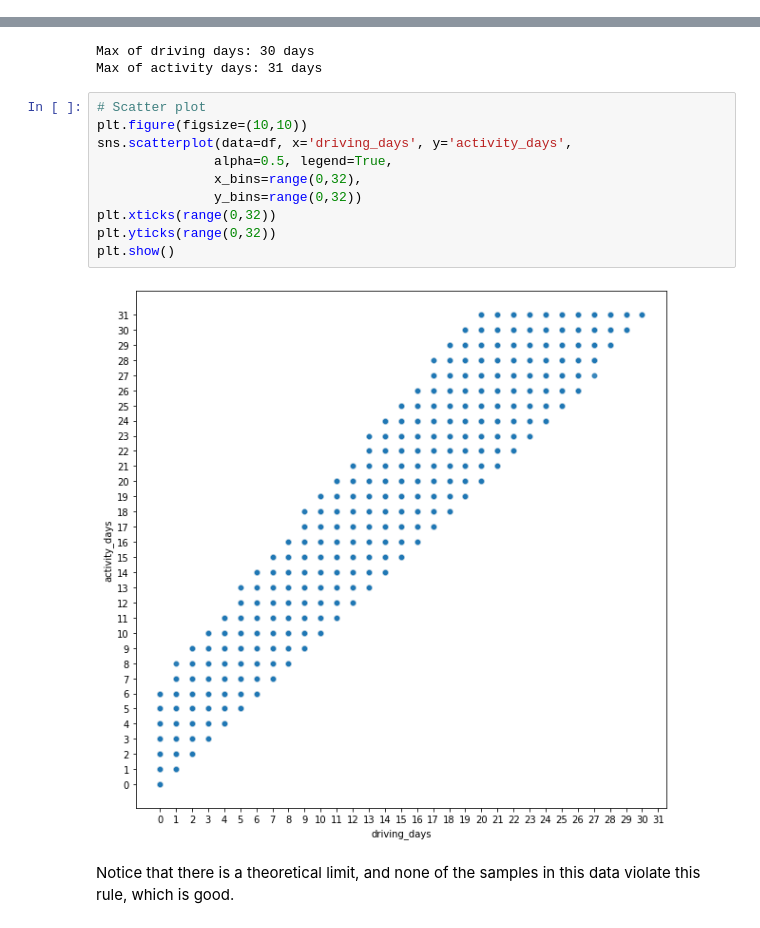
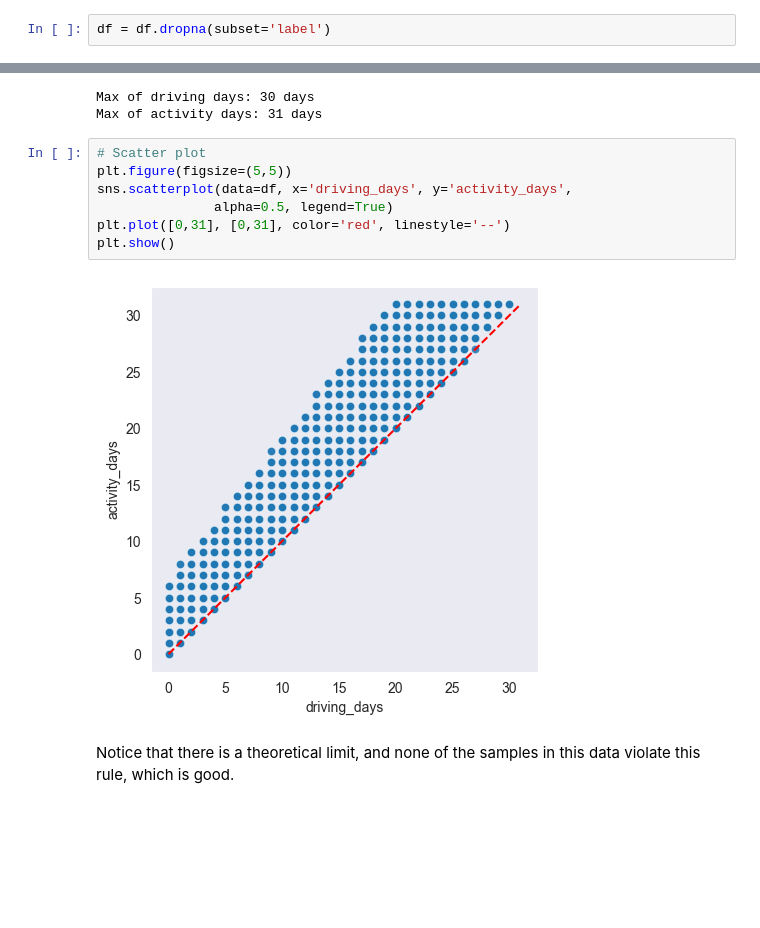
Before and after one commit to aiduyenphammkt-143/Waze-project-Churn-users-prediction, a Jupyter notebook: analysis notebook/Waze project lab_EDA & Visualization.ipynb, the cells around one changed output, grey strips where cells are left out. Drawn from its saved outputs; the diff is of its cells as text; blank space fills up the shorter version.

```diff
--- a/analysis notebook/Waze project lab_EDA & Visualization.ipynb
+++ b/analysis notebook/Waze project lab_EDA & Visualization.ipynb
@@ -117,0 +256,2 @@ Now that you know which data columns you’ll use, it is time to decide which da
+# %%
+df = df.dropna(subset='label')
@@ -355,16 +491,13 @@ Max of driving days: 30 days
 Max of activity days: 31 days
 # %%
 # Scatter plot
-plt.figure(figsize=(10,10))
+plt.figure(figsize=(5,5))
 sns.scatterplot(data=df, x='driving_days', y='activity_days',
-               alpha=0.5, legend=True,
-               x_bins=range(0,32),
-               y_bins=range(0,32))
-plt.xticks(range(0,32))
-plt.yticks(range(0,32))
+               alpha=0.5, legend=True)
+plt.plot([0,31], [0,31], color='red', linestyle='--')
 plt.show()
 # %% [output]
-[figure, old version]
+[figure, new version]
 # %% [markdown]
 Notice that there is a theoretical limit, and none of the samples in this data violate this rule, which is good.
 # %% [markdown]
```
Also changed, not shown: parts of 78 cells of this notebook.
